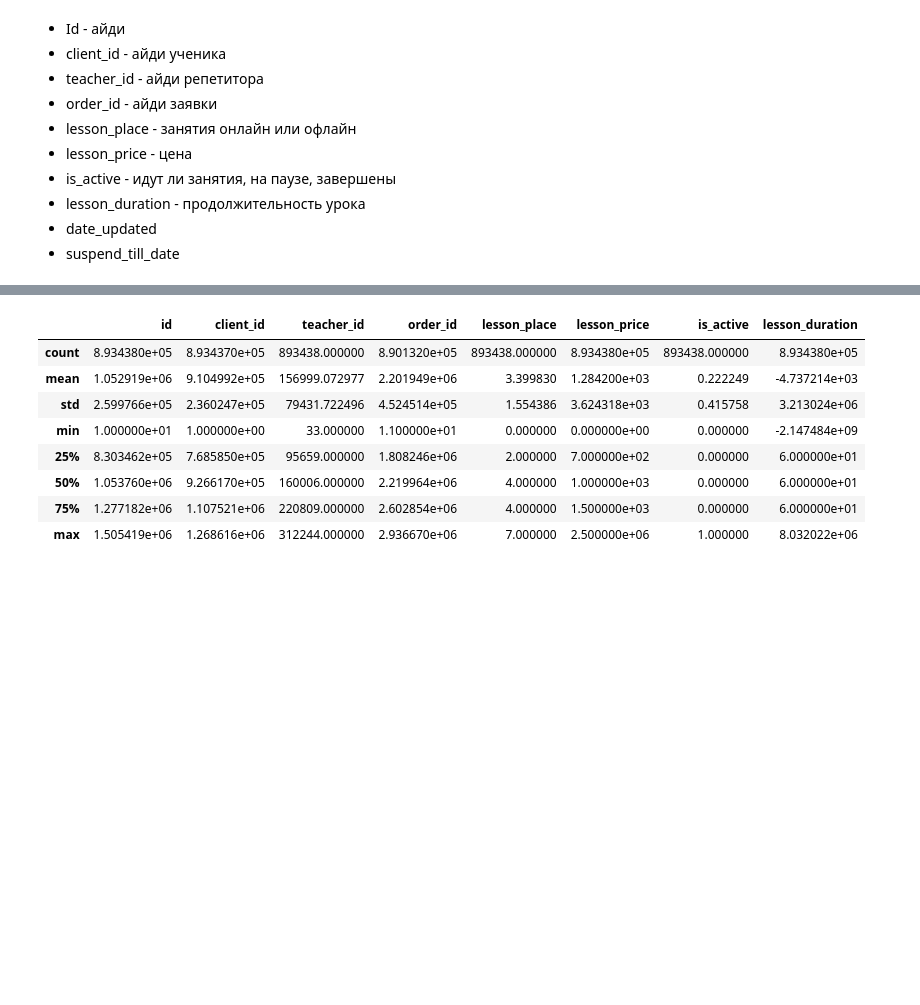
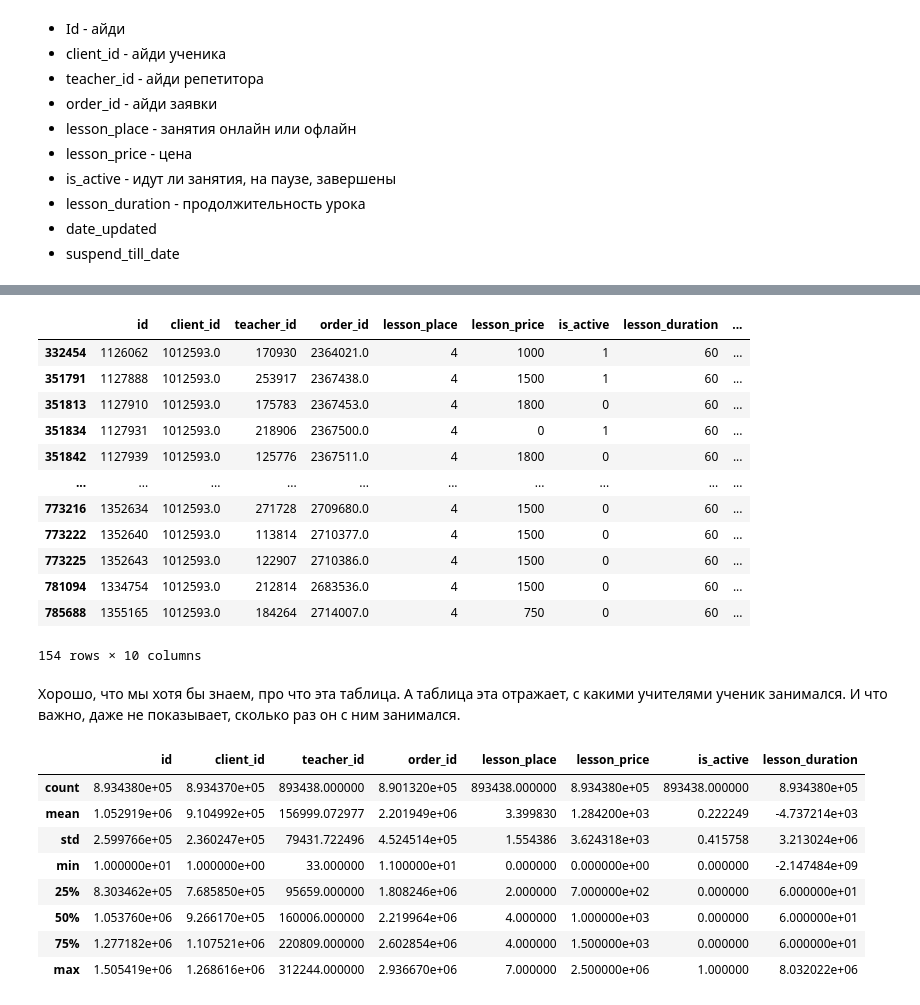
Before and after one commit to AndreiChernovJr/Repetitor-efficiency-and-antifraud, a Jupyter notebook: research_workbook.ipynb, the cells around one changed output, grey strips where cells are left out. Cells and saved outputs as stored; diff of their text form; code cells hidden in the pictures; blank space fills up the shorter version.

```diff
--- a/research_workbook.ipynb
+++ b/research_workbook.ipynb
@@ -202,3 +337,21 @@ lesson_course
+# %%
+display(lesson_course[lesson_course['client_id'] == 1012593.0 ])
+# %% [output]
+|  | id | client_id | teacher_id | order_id | lesson_place | lesson_price | is_active | lesson_duration | ... |
+| 332454 | 1126062 | 1012593.0 | 170930 | 2364021.0 | 4 | 1000 | 1 | 60 | ... |
+| 351791 | 1127888 | 1012593.0 | 253917 | 2367438.0 | 4 | 1500 | 1 | 60 | ... |
+| 351813 | 1127910 | 1012593.0 | 175783 | 2367453.0 | 4 | 1800 | 0 | 60 | ... |
+| 351834 | 1127931 | 1012593.0 | 218906 | 2367500.0 | 4 | 0 | 1 | 60 | ... |
+| 351842 | 1127939 | 1012593.0 | 125776 | 2367511.0 | 4 | 1800 | 0 | 60 | ... |
+| ... | ... | ... | ... | ... | ... | ... | ... | ... | ... |
+| 773216 | 1352634 | 1012593.0 | 271728 | 2709680.0 | 4 | 1500 | 0 | 60 | ... |
+| 773222 | 1352640 | 1012593.0 | 113814 | 2710377.0 | 4 | 1500 | 0 | 60 | ... |
+| 773225 | 1352643 | 1012593.0 | 122907 | 2710386.0 | 4 | 1500 | 0 | 60 | ... |
+| 781094 | 1334754 | 1012593.0 | 212814 | 2683536.0 | 4 | 1500 | 0 | 60 | ... |
+| 785688 | 1355165 | 1012593.0 | 184264 | 2714007.0 | 4 | 750 | 0 | 60 | ... |
+154 rows × 10 columns
+# %% [markdown]
+Хорошо, что мы хотя бы знаем, про что эта таблица. А таблица эта отражает, с какими учителями ученик занимался. И что важно, даже не показывает, сколько раз он с ним занимался.
 # %%
 lesson_course.describe()
 # %% [output]
```
Also changed, not shown: parts of 128 cells of this notebook.
